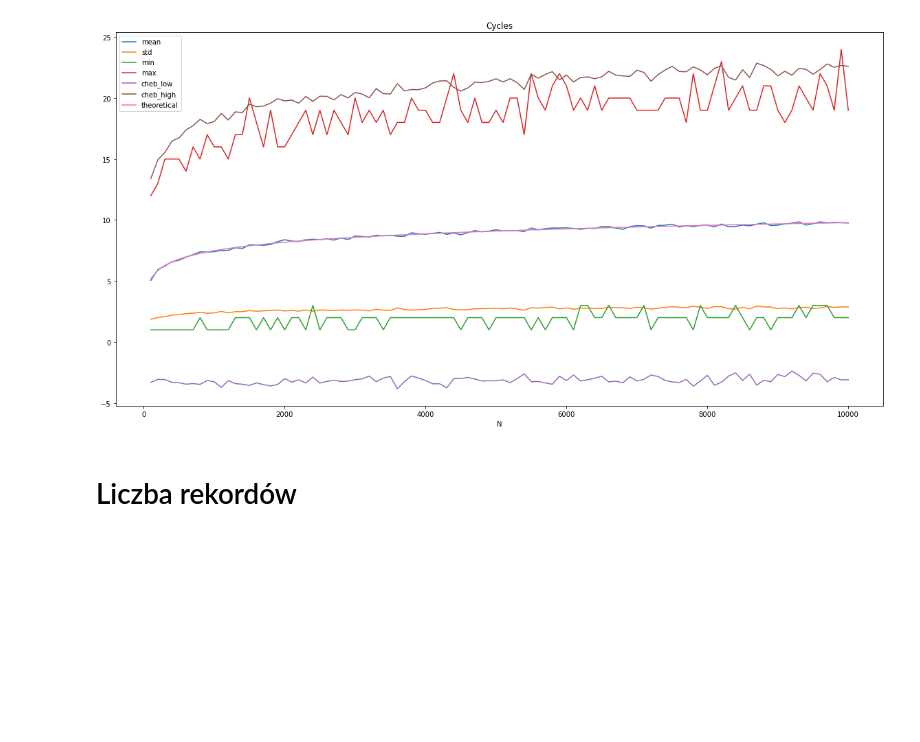
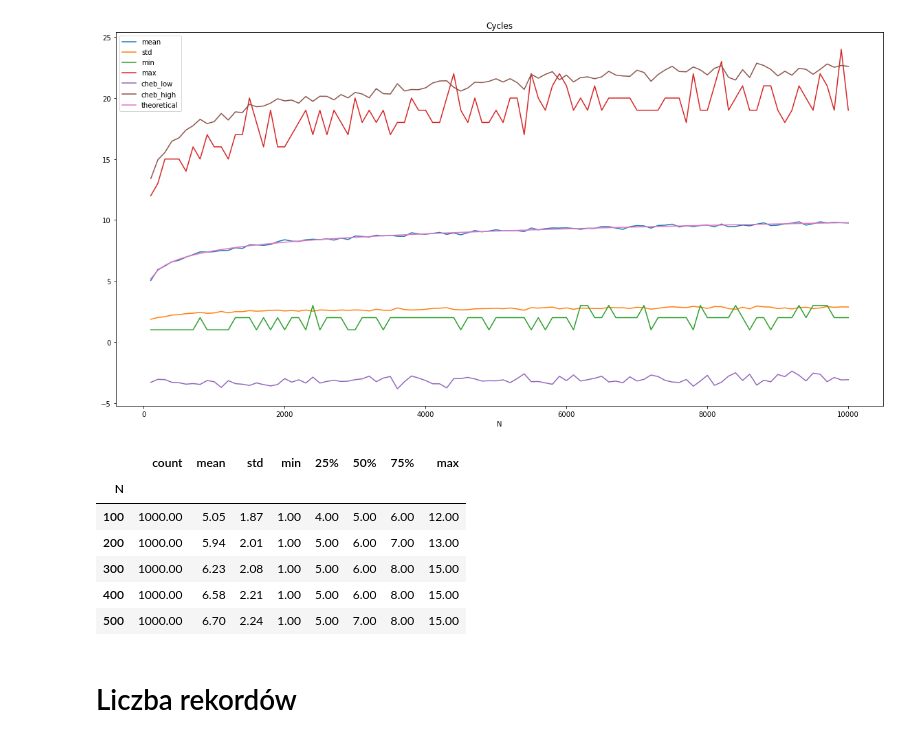
Before and after one commit to kestarumper/StudiaMgr, a Jupyter notebook: II/MPA/l2/analyze.ipynb, the cells around one changed output. Cells and saved outputs as stored; diff of their text form; code cells hidden in the pictures; blank space fills up the shorter version.

```diff
--- a/II/MPA/l2/analyze.ipynb
+++ b/II/MPA/l2/analyze.ipynb
@@ -114,6 +105,16 @@ described.plot(title="Cycles", figsize=(20,10))
 # %% [output]
 <matplotlib.axes._subplots.AxesSubplot at 0x...>
 [figure]
+# %%
+grouped["cycles"].describe().head()
+# %% [output]
+|  | count | mean | std | min | 25% | 50% | 75% | max |
+| N |  |  |  |  |  |  |  |  |
+| 100 | 1000.00 | 5.05 | 1.87 | 1.00 | 4.00 | 5.00 | 6.00 | 12.00 |
+| 200 | 1000.00 | 5.94 | 2.01 | 1.00 | 5.00 | 6.00 | 7.00 | 13.00 |
+| 300 | 1000.00 | 6.23 | 2.08 | 1.00 | 5.00 | 6.00 | 8.00 | 15.00 |
+| 400 | 1000.00 | 6.58 | 2.21 | 1.00 | 5.00 | 6.00 | 8.00 | 15.00 |
+| 500 | 1000.00 | 6.70 | 2.24 | 1.00 | 5.00 | 7.00 | 8.00 | 15.00 |
 # %% [markdown]
 # Liczba rekordów
 # %%
```
Also changed, not shown: parts of 1 cell of this notebook, 6 other files.
